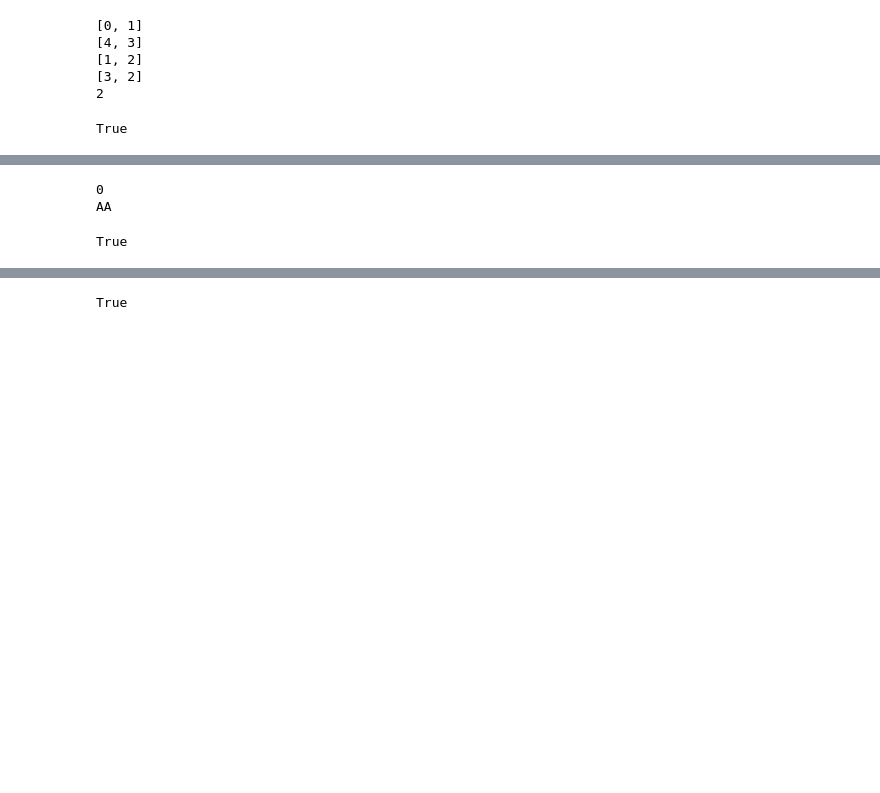
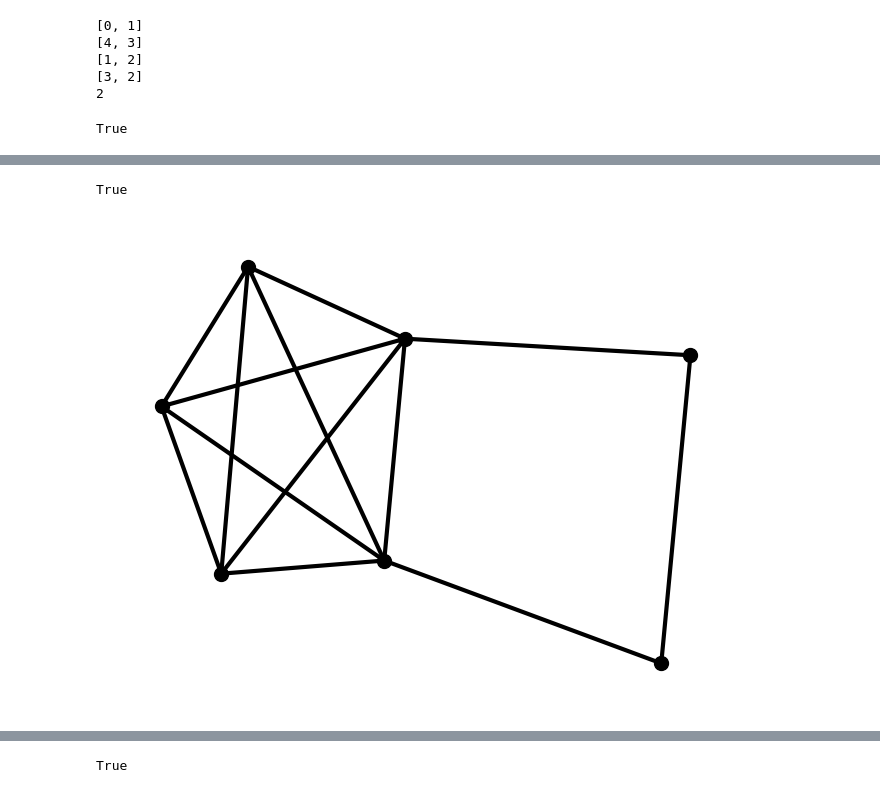
Before and after one commit to vonals/code, a Jupyter notebook: graphx.ipynb, the cells around one changed output, grey strips where cells are left out. Drawn from its saved outputs; the diff is of its cells as text; code cells hidden in the pictures; blank space fills up the shorter version.

```diff
--- a/graphx.ipynb
+++ b/graphx.ipynb
@@ -271,9 +236,0 @@ show_graph(graph)
-# %%
-G=nx.complete_graph(5)
-stat,node=simp_node(G)
-print(node)
-if stat:
-    print('AA')
-# %% [output]
-0
-AA
@@ -307,0 +327,8 @@ True
+# %%
+# Build Test graph
+# complete graph with a simplicial hole
+G=nx.complete_graph(5)
+nx.add_cycle(G,[3,4,5,6])
+show_graph(G)
+# %% [output]
+[figure, added]
```
Also changed, not shown: parts of 20 cells of this notebook.
